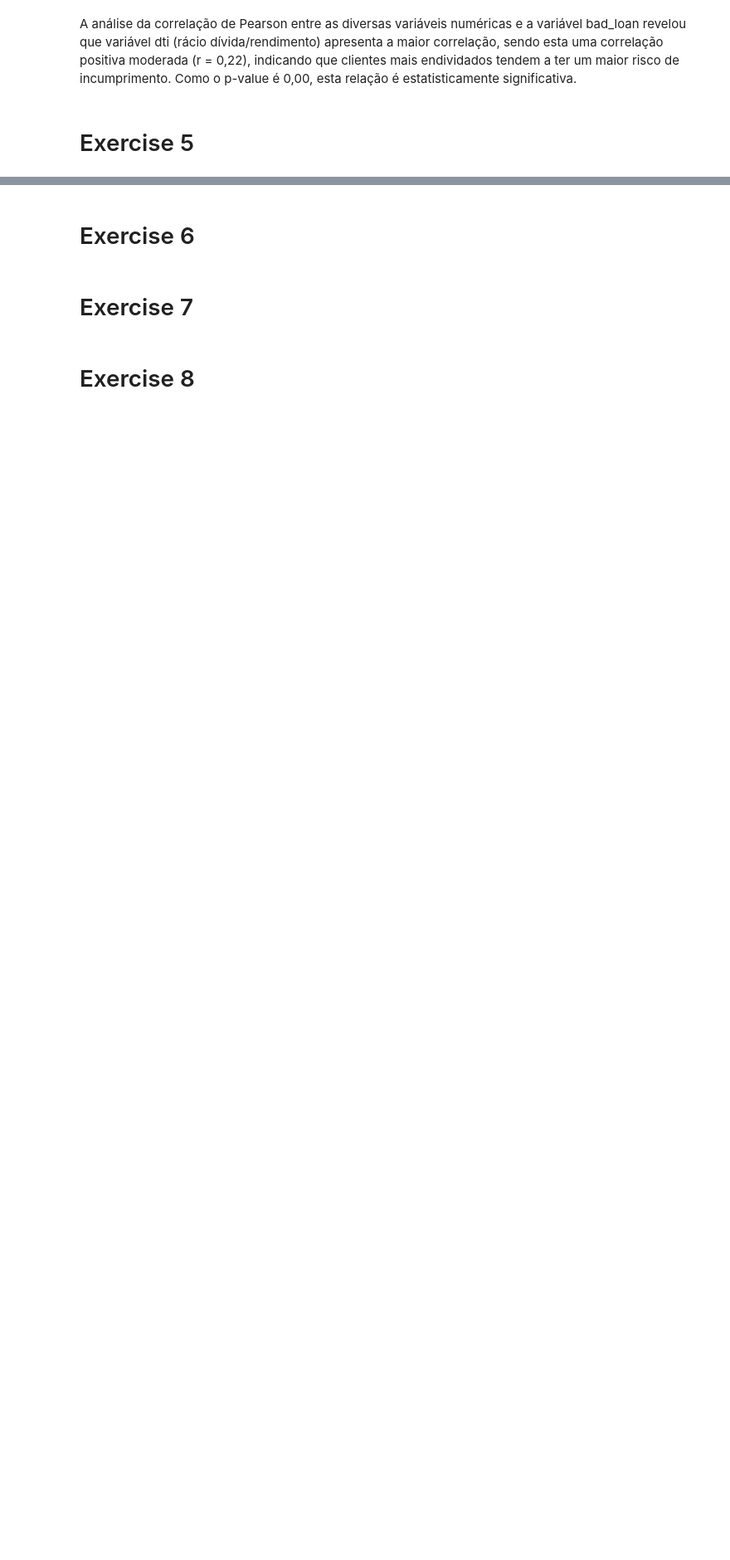
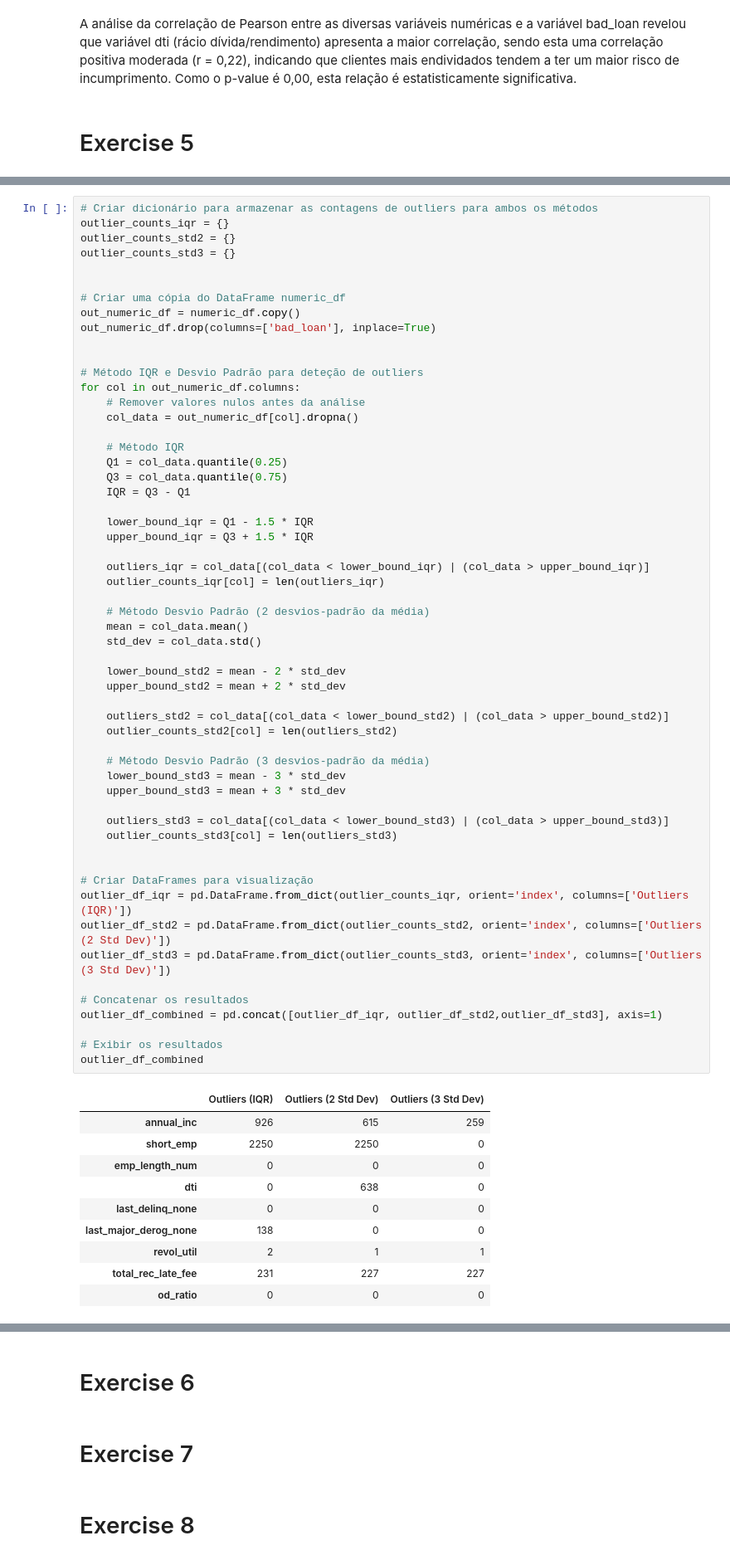
Before and after one commit to pereiranuno/loan-project, a Jupyter notebook: eda-finalproject.ipynb, the cells around one changed output, grey strips where cells are left out. Shown at 83% size. Drawn from its saved outputs; the diff is of its cells as text; blank space fills up the shorter version.

```diff
--- a/eda-finalproject.ipynb
+++ b/eda-finalproject.ipynb
@@ -773,0 +767,67 @@ od_ratio                                0
+# %%
+# Criar dicionário para armazenar as contagens de outliers para ambos os métodos
+outlier_counts_iqr = {}
+outlier_counts_std2 = {}
+outlier_counts_std3 = {}
+
+
+# Criar uma cópia do DataFrame numeric_df
+out_numeric_df = numeric_df.copy()
+out_numeric_df.drop(columns=['bad_loan'], inplace=True)
+
+
+# Método IQR e Desvio Padrão para deteção de outliers
+for col in out_numeric_df.columns:
+    # Remover valores nulos antes da análise
+    col_data = out_numeric_df[col].dropna()
+
+    # Método IQR
+    Q1 = col_data.quantile(0.25)
+    Q3 = col_data.quantile(0.75)
+    IQR = Q3 - Q1
+
+    lower_bound_iqr = Q1 - 1.5 * IQR
+    upper_bound_iqr = Q3 + 1.5 * IQR
+
+    outliers_iqr = col_data[(col_data < lower_bound_iqr) | (col_data > upper_bound_iqr)]
+    outlier_counts_iqr[col] = len(outliers_iqr)
+
+    # Método Desvio Padrão (2 desvios-padrão da média)
+    mean = col_data.mean()
+    std_dev = col_data.std()
+
+    lower_bound_std2 = mean - 2 * std_dev
+    upper_bound_std2 = mean + 2 * std_dev
+
+    outliers_std2 = col_data[(col_data < lower_bound_std2) | (col_data > upper_bound_std2)]
+    outlier_counts_std2[col] = len(outliers_std2)
+
+    # Método Desvio Padrão (3 desvios-padrão da média)
+    lower_bound_std3 = mean - 3 * std_dev
+    upper_bound_std3 = mean + 3 * std_dev
+
+    outliers_std3 = col_data[(col_data < lower_bound_std3) | (col_data > upper_bound_std3)]
+    outlier_counts_std3[col] = len(outliers_std3)
+
+
+# Criar DataFrames para visualização
+outlier_df_iqr = pd.DataFrame.from_dict(outlier_counts_iqr, orient='index', columns=['Outliers (IQR)'])
+outlier_df_std2 = pd.DataFrame.from_dict(outlier_counts_std2, orient='index', columns=['Outliers (2 Std Dev)'])
+outlier_df_std3 = pd.DataFrame.from_dict(outlier_counts_std3, orient='index', columns=['Outliers (3 Std Dev)'])
+
+# Concatenar os resultados
+outlier_df_combined = pd.concat([outlier_df_iqr, outlier_df_std2,outlier_df_std3], axis=1)
+
+# Exibir os resultados
+outlier_df_combined
+# %% [output]
+|  | Outliers (IQR) | Outliers (2 Std Dev) | Outliers (3 Std Dev) |
+| annual_inc | 926 | 615 | 259 |
+| short_emp | 2250 | 2250 | 0 |
+| emp_length_num | 0 | 0 | 0 |
+| dti | 0 | 638 | 0 |
+| last_delinq_none | 0 | 0 | 0 |
+| last_major_derog_none | 138 | 0 | 0 |
+| revol_util | 2 | 1 | 1 |
+| total_rec_late_fee | 231 | 227 | 227 |
+| od_ratio | 0 | 0 | 0 |
```
Also changed, not shown: parts of 17 cells of this notebook.
